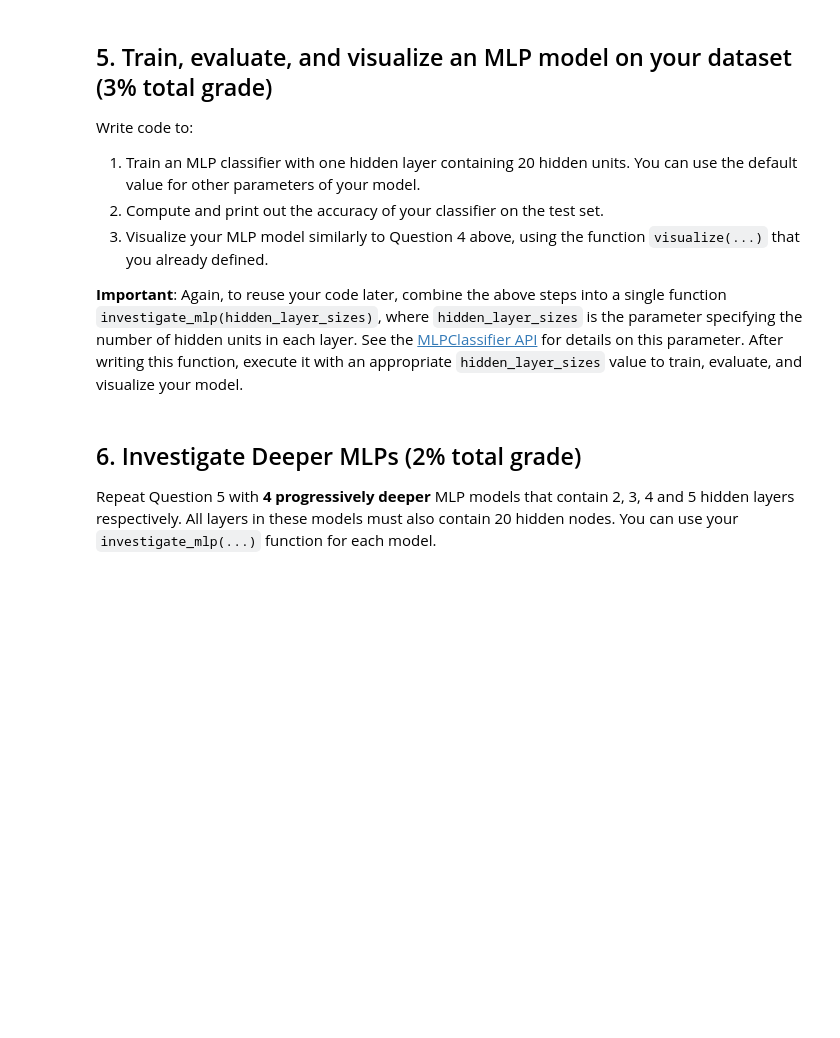
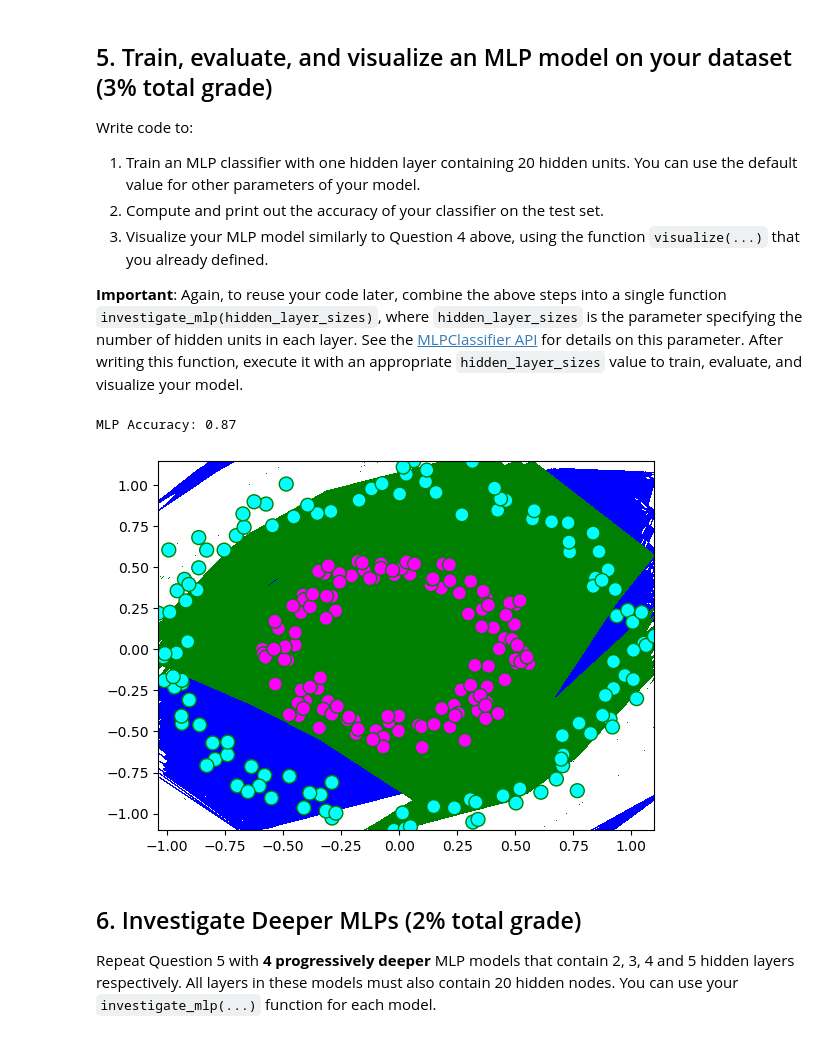
Before and after one commit to michaelcordero/cap-5602-ai, a Jupyter notebook: homework_notebooks/homework4.ipynb, the cells around one changed output. Drawn from its saved outputs; the diff is of its cells as text; code cells hidden in the pictures; blank space fills up the shorter version.

```diff
--- a/homework_notebooks/homework4.ipynb
+++ b/homework_notebooks/homework4.ipynb
@@ -91,3 +89,20 @@ Write code to:
+# %%
+# Write your code here
+from sklearn.neural_network import MLPClassifier
+from sklearn.metrics import accuracy_score
+
+def investigate_mlp(hidden_layer_sizes: int):
+    mlp = MLPClassifier(hidden_layer_sizes=hidden_layer_sizes)
+    mlp.fit(X_train, Y_train)
+    mlpY_prediction = mlp.predict(X_test)
+    mlp_acc = accuracy_score(Y_test, mlpY_prediction)
+    print(f'MLP Accuracy: {mlp_acc}')
+    visualize(mlp, X, Y)
+
+investigate_mlp(20)
+# %% [output]
+MLP Accuracy: 0.87
+[figure, added]
 # %% [markdown]
 ## 6. Investigate Deeper MLPs (2% total grade)
 
```
Also changed, not shown: parts of 6 cells of this notebook.
